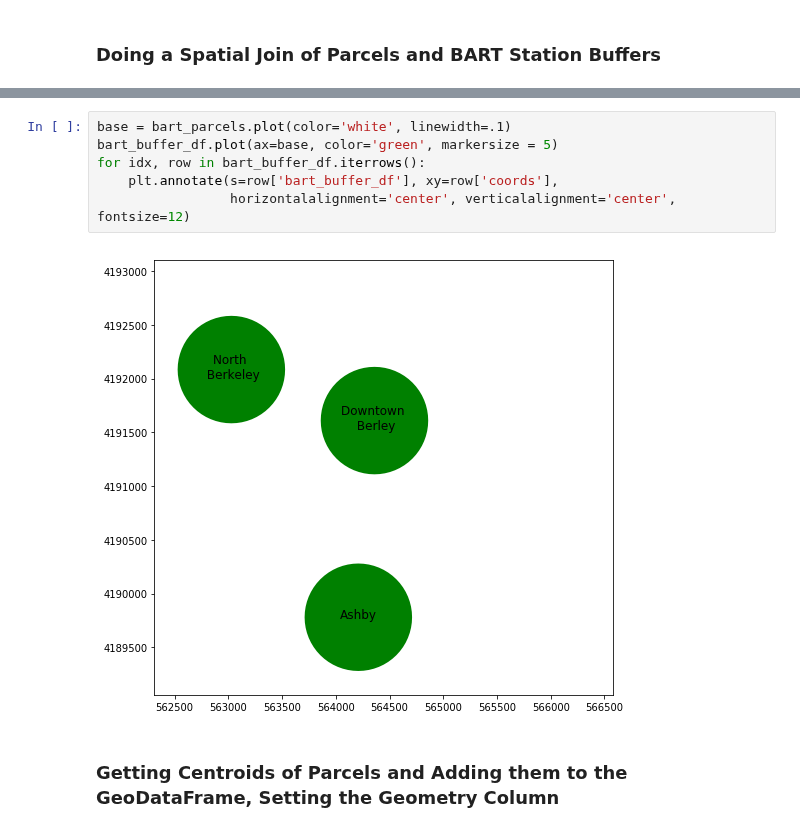
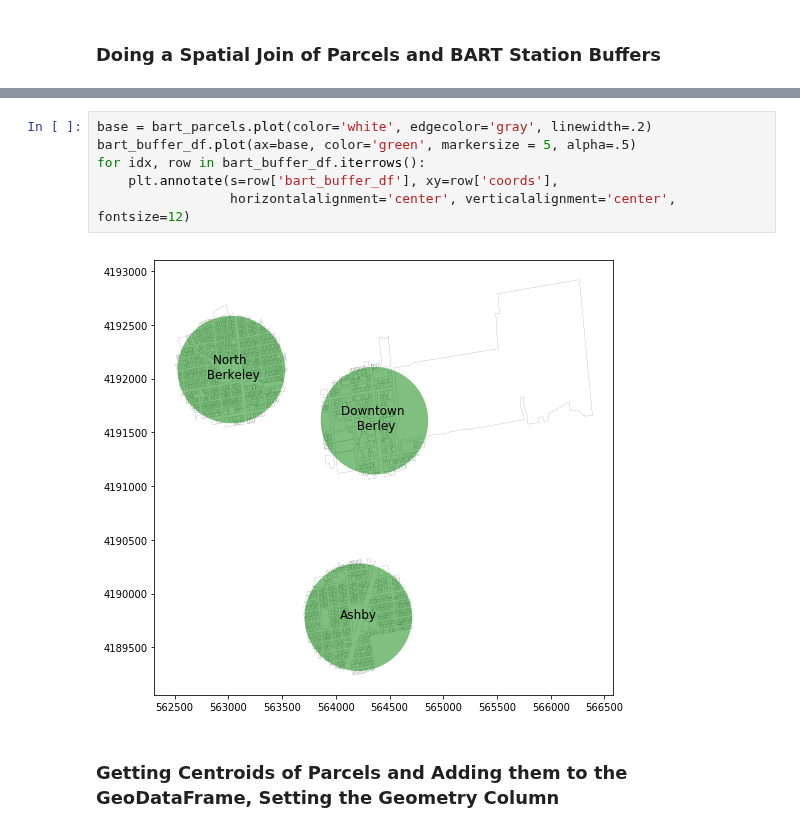
Before and after one commit to waddell/urban-informatics-and-visualization, a Jupyter notebook: 10-mapping/mapping-part-1.ipynb, the cells around one changed output, grey strips where cells are left out. Saved outputs shown, nothing was run; the diff lists cells and outputs as text.

```diff
--- a/10-mapping/mapping-part-1.ipynb
+++ b/10-mapping/mapping-part-1.ipynb
@@ -555,11 +698,11 @@ bart_parcels.head()
 # %%
-base = bart_parcels.plot(color='white', linewidth=.1)
-bart_buffer_df.plot(ax=base, color='green', markersize = 5)
+base = bart_parcels.plot(color='white', edgecolor='gray', linewidth=.2)
+bart_buffer_df.plot(ax=base, color='green', markersize = 5, alpha=.5)
 for idx, row in bart_buffer_df.iterrows():
     plt.annotate(s=row['bart_buffer_df'], xy=row['coords'],
                  horizontalalignment='center', verticalalignment='center', fontsize=12)
 # %% [output]
-[figure, old version]
+[figure, new version]
 # %% [markdown]
 ### Getting Centroids of Parcels and Adding them to the GeoDataFrame, Setting the Geometry Column
 # %%
```
Also changed, not shown: parts of 49 cells of this notebook.
